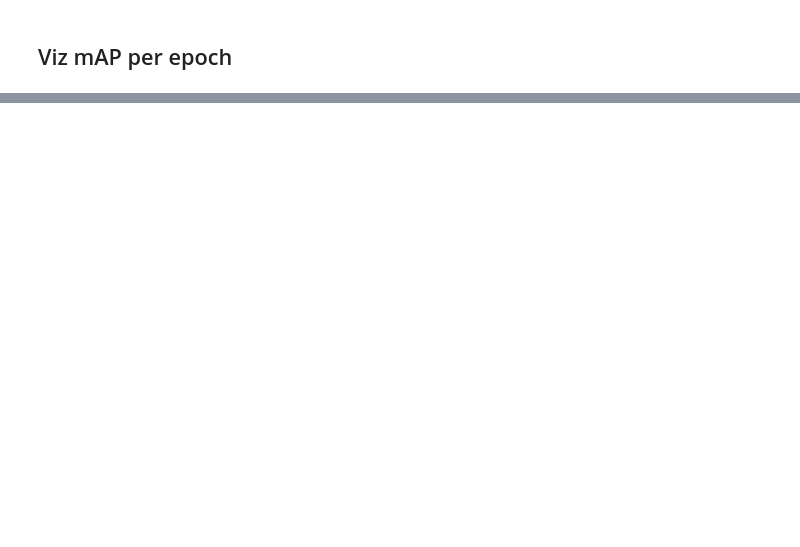
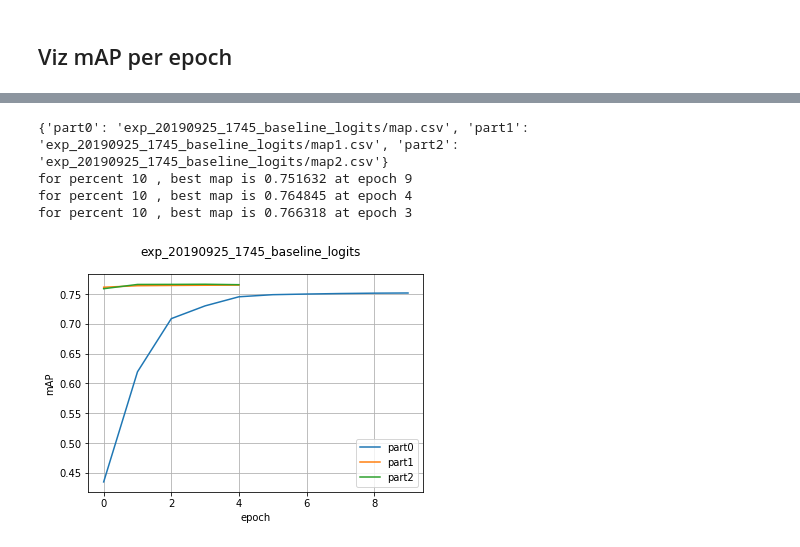
Before and after one commit to lcalem/partial-labels, a Jupyter notebook: experiments/notebooks/eval.ipynb, the cells around one changed output, grey strips where cells are left out. Saved outputs shown, nothing was run; the diff lists cells and outputs as text; code cells hidden in the pictures; blank space fills up the shorter version.

```diff
--- a/experiments/notebooks/eval.ipynb
+++ b/experiments/notebooks/eval.ipynb
@@ -855,0 +537,9 @@ for percent 10 , best map is 0.645665 at epoch 1
+# %%
+# baseline strat A
+plot_exps('exp_20190925_1745_baseline_logits')
+# %% [output]
+{'part0': 'exp_20190925_1745_baseline_logits/map.csv', 'part1': 'exp_20190925_1745_baseline_logits/map1.csv', 'part2': 'exp_20190925_1745_baseline_logits/map2.csv'}
+for percent 10 , best map is 0.751632 at epoch 9
+for percent 10 , best map is 0.764845 at epoch 4
+for percent 10 , best map is 0.766318 at epoch 3
+[figure, added]
```
Also changed, not shown: parts of 61 cells of this notebook, 7 other files.
